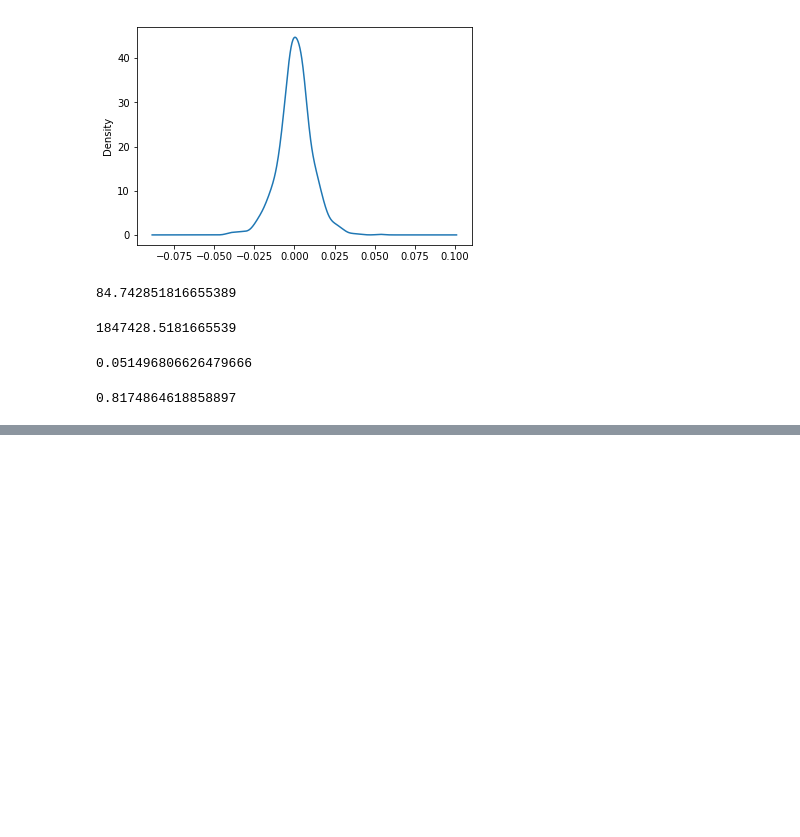
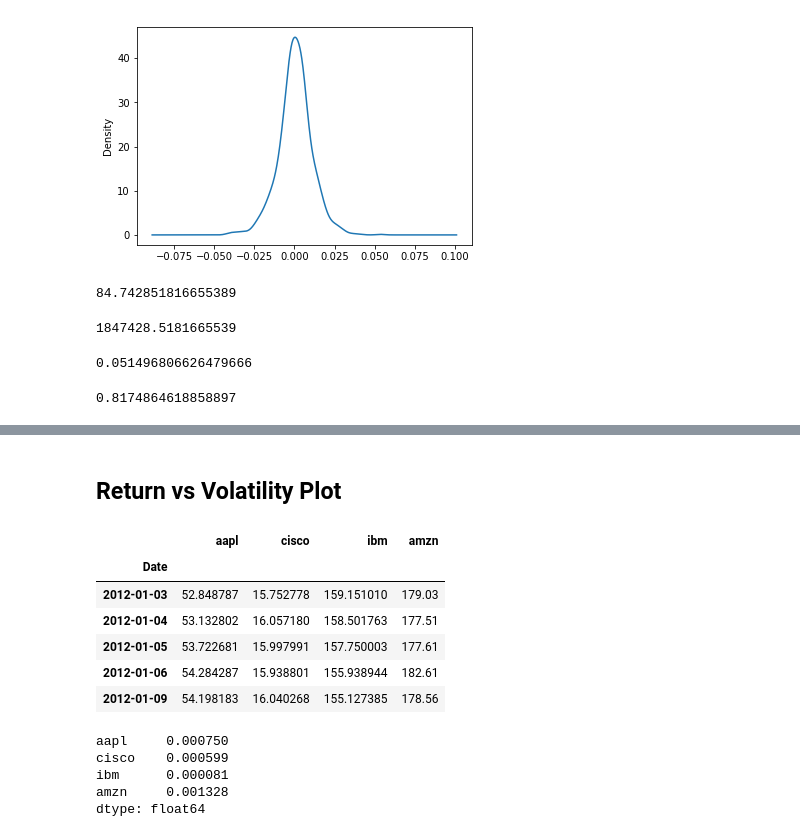
Before and after one commit to vitaliAI/Python-Source-Code, a Jupyter notebook: Python Finance Fundamentals/Python Finance Fundamentals.ipynb, the cells around one changed output, grey strips where cells are left out. Saved outputs shown, nothing was run; the diff lists cells and outputs as text; code cells hidden in the pictures; blank space fills up the shorter version.

```diff
--- a/Python Finance Fundamentals/Python Finance Fundamentals.ipynb
+++ b/Python Finance Fundamentals/Python Finance Fundamentals.ipynb
@@ -237,0 +253,2 @@ ASR
+# %% [markdown]
+## Return vs Volatility Plot
@@ -237,0 +263,18 @@ ASR
+# %%
+stocks.head()
+# %% [output]
+|  | aapl | cisco | ibm | amzn |
+| Date |  |  |  |  |
+| 2012-01-03 | 52.848787 | 15.752778 | 159.151010 | 179.03 |
+| 2012-01-04 | 53.132802 | 16.057180 | 158.501763 | 177.51 |
+| 2012-01-05 | 53.722681 | 15.997991 | 157.750003 | 177.61 |
+| 2012-01-06 | 54.284287 | 15.938801 | 155.938944 | 182.61 |
+| 2012-01-09 | 54.198183 | 16.040268 | 155.127385 | 178.56 |
+# %%
+stocks.pct_change(1).mean()
+# %% [output]
+aapl     0.000750
+cisco    0.000599
+ibm      0.000081
+amzn     0.001328
+dtype: float64
```
Also changed, not shown: parts of 34 cells of this notebook, 1 other file.
